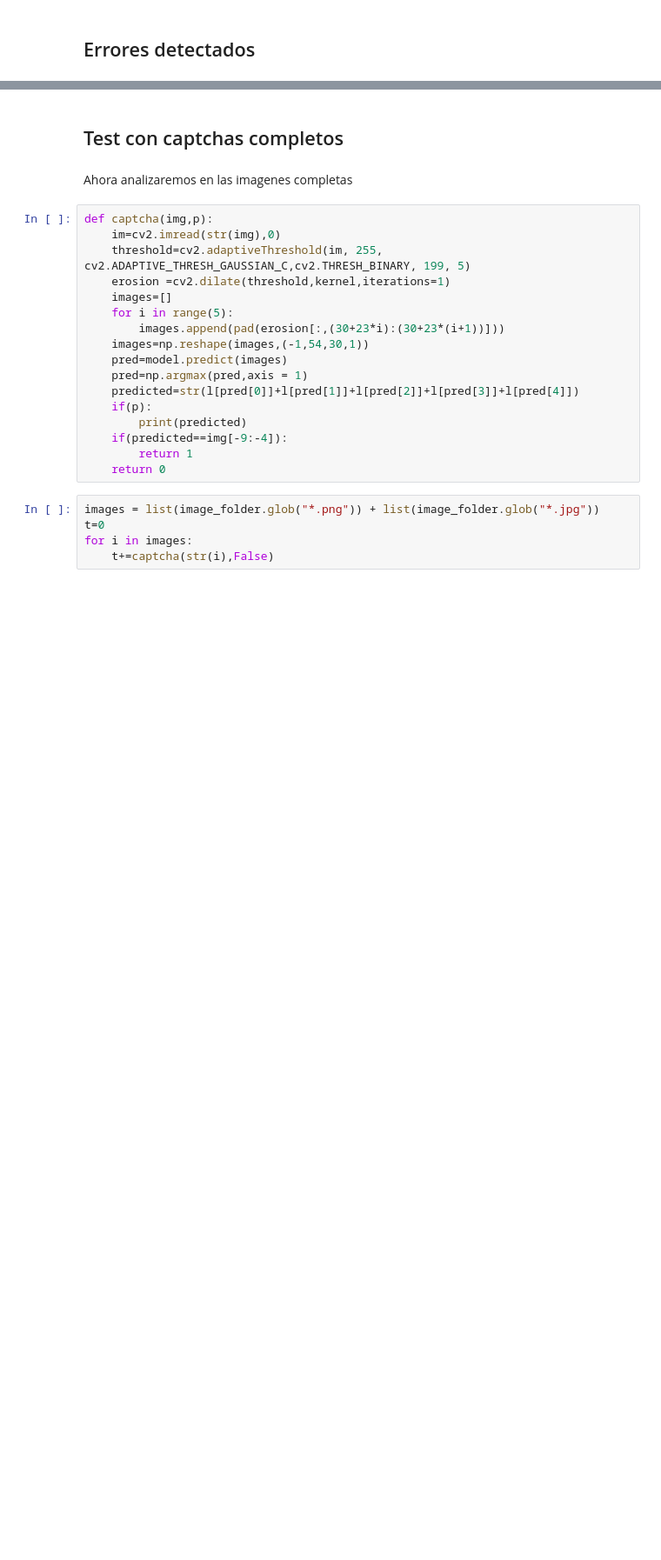
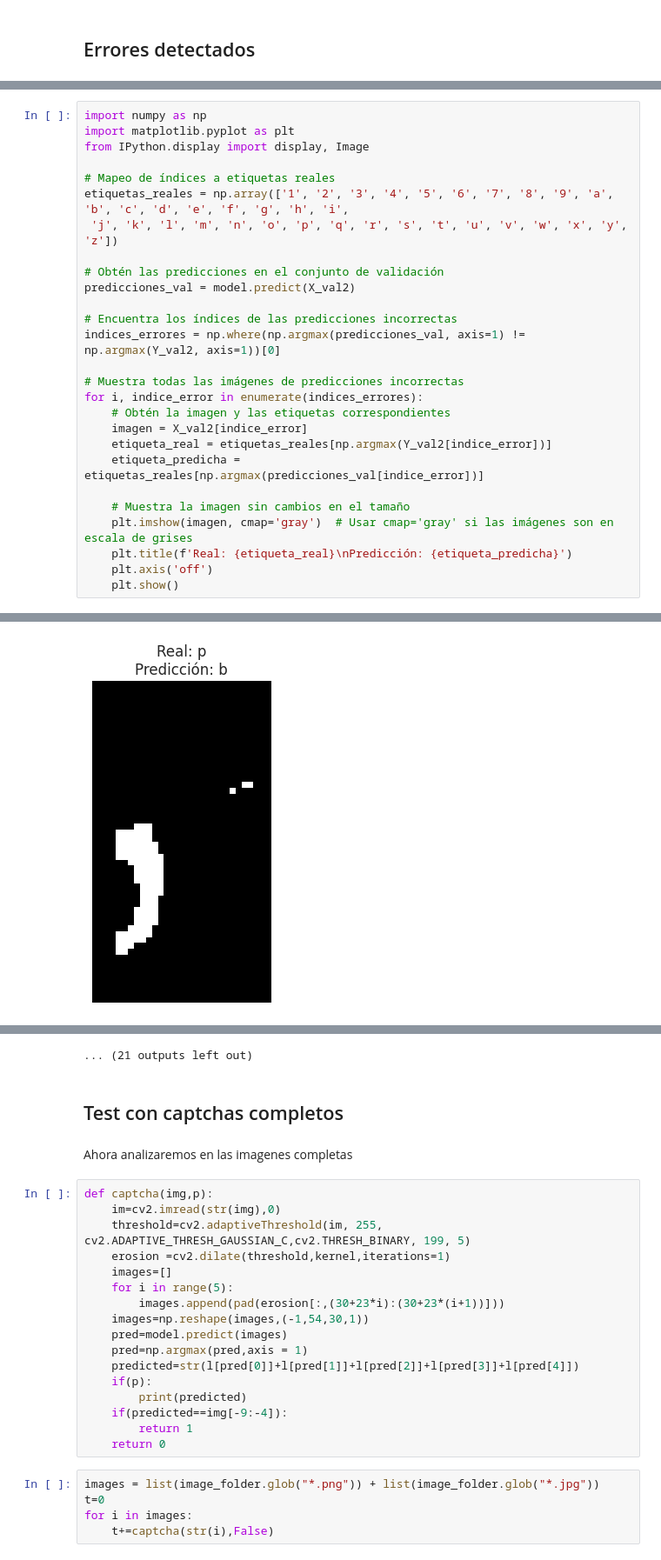
Before and after one commit to cabamarcos/Captcha_recognition, a Jupyter notebook: IAO.ipynb, the cells around one changed output, grey strips where cells are left out. Shown at 87% size. Drawn from its saved outputs; the diff is of its cells as text; blank space fills up the shorter version.

```diff
--- a/IAO.ipynb
+++ b/IAO.ipynb
@@ -1034,0 +1003,28 @@ plt.show()
+# %%
+import numpy as np
+import matplotlib.pyplot as plt
+from IPython.display import display, Image
+
+# Mapeo de índices a etiquetas reales
+etiquetas_reales = np.array(['1', '2', '3', '4', '5', '6', '7', '8', '9', 'a', 'b', 'c', 'd', 'e', 'f', 'g', 'h', 'i',
+ 'j', 'k', 'l', 'm', 'n', 'o', 'p', 'q', 'r', 's', 't', 'u', 'v', 'w', 'x', 'y', 'z'])
+
+# Obtén las predicciones en el conjunto de validación
+predicciones_val = model.predict(X_val2)
+
+# Encuentra los índices de las predicciones incorrectas
+indices_errores = np.where(np.argmax(predicciones_val, axis=1) != np.argmax(Y_val2, axis=1))[0]
+
+# Muestra todas las imágenes de predicciones incorrectas
+for i, indice_error in enumerate(indices_errores):
+    # Obtén la imagen y las etiquetas correspondientes
+    imagen = X_val2[indice_error]
+    etiqueta_real = etiquetas_reales[np.argmax(Y_val2[indice_error])]
+    etiqueta_predicha = etiquetas_reales[np.argmax(predicciones_val[indice_error])]
+
+    # Muestra la imagen sin cambios en el tamaño
+    plt.imshow(imagen, cmap='gray')  # Usar cmap='gray' si las imágenes son en escala de grises
+    plt.title(f'Real: {etiqueta_real}\nPredicción: {etiqueta_predicha}')
+    plt.axis('off')
+    plt.show()
+# %% [output]
@@ -1034,0 +1032 @@ plt.show()
+[figure, added]
@@ -1035,3 +1043,4 @@ plt.show()
+... (21 outputs left out)
 # %% [markdown]
 ## Test con captchas completos
 # %% [markdown]
```
Also changed, not shown: parts of 24 cells of this notebook.
